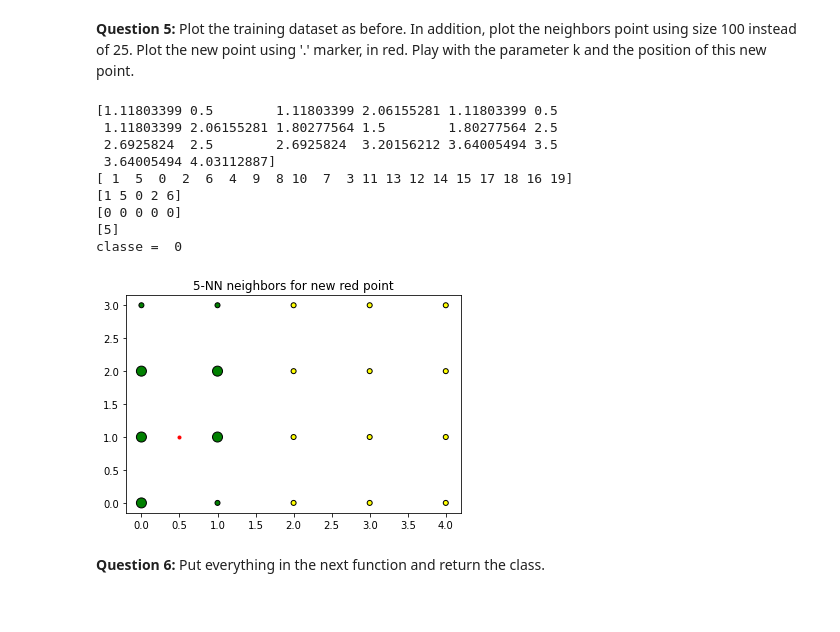
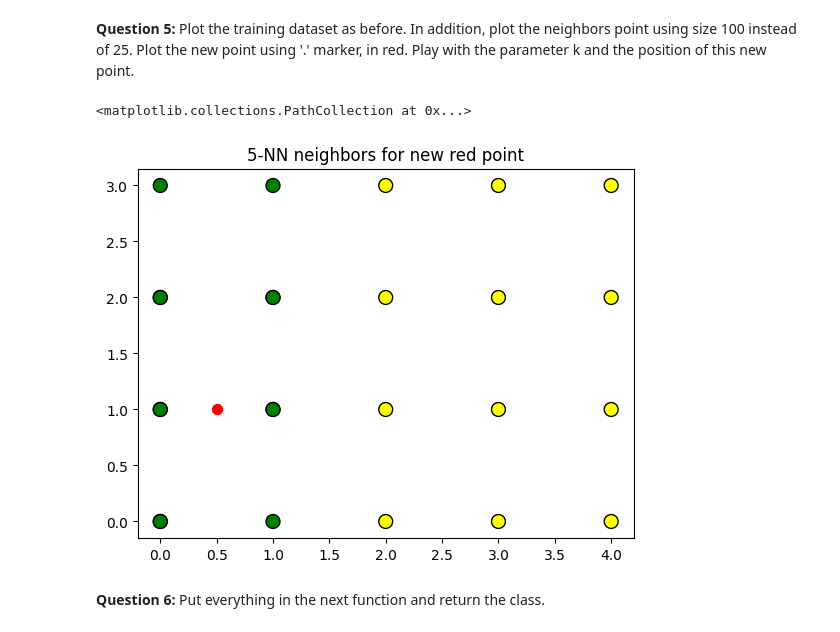
Before and after one commit to MichelKadilar/DonneesNumeriques-SI3-PNS, a Jupyter notebook: TP3/TPknn.ipynb, the cells around one changed output. Saved outputs shown, nothing was run; the diff lists cells and outputs as text; code cells hidden in the pictures.

```diff
--- a/TP3/TPknn.ipynb
+++ b/TP3/TPknn.ipynb
@@ -148,20 +186,17 @@ print("classe = ", classe)
 # %% [markdown]
 **Question 5:** Plot the training dataset as before. In addition, plot the neighbors point using size 100 instead of 25. Plot the new point using '.' marker, in red. Play with the parameter k and the position of this new point.
-# %%
-thetitle = str(nKNN)+"-NN neighbors for new red point"
-plt.title(thetitle)
-
-# your work here
-# %% [output]
-[1.11803399 0.5        1.11803399 2.06155281 1.11803399 0.5
- 1.11803399 2.06155281 1.80277564 1.5        1.80277564 2.5
- 2.6925824  2.5        2.6925824  3.20156212 3.64005494 3.5
- 3.64005494 4.03112887]
-[ 1  5  0  2  6  4  9  8 10  7  3 11 13 12 14 15 17 18 16 19]
-[1 5 0 2 6]
-[0 0 0 0 0]
-[5]
-classe =  0
-[figure, removed]
+# %%
+thetitle = str(nKNN)+"-NN neighbors for new red point"
+plt.title(thetitle)
+
+# your work here
+
+# let draw the points using colored circles with black edges
+plt.scatter(Xtrain[:, 0], Xtrain[:, 1], marker="o", c=colors[yTrain], s=100, edgecolor="k")
+plt.scatter(Xn[:, 0], Xn[:, 1], marker="o", c=colors[yn], s=100, edgecolor="k")
+plt.scatter(newX[0], newX[1], marker=".", c="red", s=200, edgecolor="r") # contour noir au point rouge
+# %% [output]
+<matplotlib.collections.PathCollection at 0x...>
+[figure, added]
 # %% [markdown]
 **Question 6:** Put everything in the next function and return the class.
```
Also changed, not shown: parts of 9 cells of this notebook.
